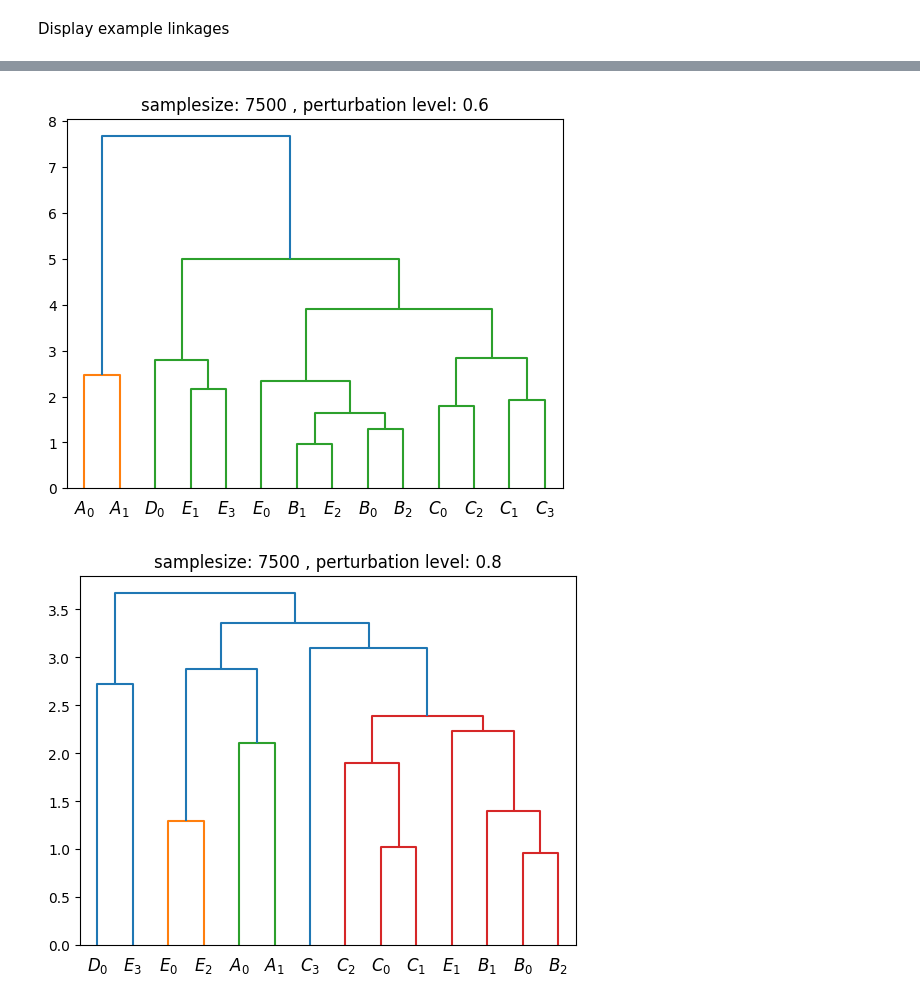
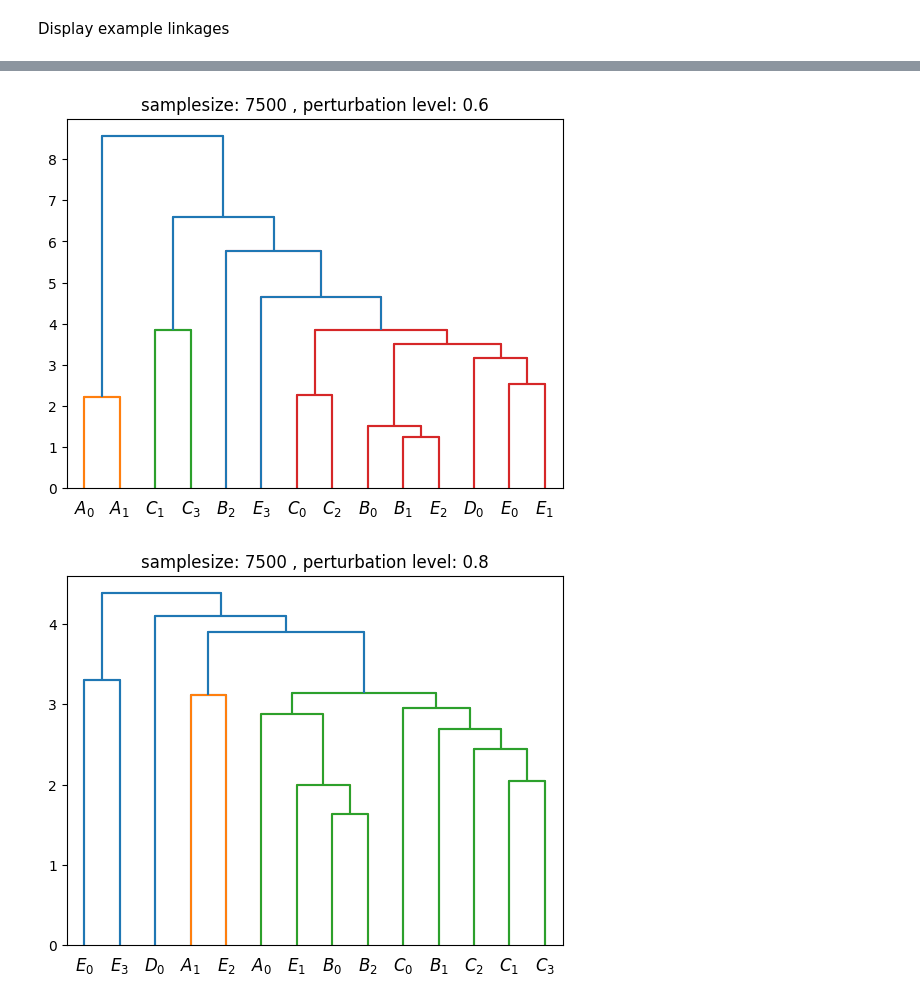
Before and after one commit to MichaelBonart/BachelorThesis, a Jupyter notebook: src/evaluation/noise_comparison.ipynb, the cells around one changed output, grey strips where cells are left out. Saved outputs shown, nothing was run; the diff lists cells and outputs as text; code cells hidden in the pictures.

```diff
--- a/src/evaluation/noise_comparison.ipynb
+++ b/src/evaluation/noise_comparison.ipynb
@@ -92,7 +92,7 @@ Compute all distance matrices.
 # %%
 for row in all_dist_measurers:
     for dist_measurer in row:
-        dist_measurer.compute_distance_matrix(edm.DIST.OFFDIAG_L1_SYM)
+        dist_measurer.compute_distance_matrix(edm.DIST.OFFDIAG_L1)
 # %% [markdown]
 We split the resulting dendograms at different heights. The height can be specified by the number of clusters $n_{cluster}$ we desire. At first we look at the adjusted rand scores, where the correct value of $n_{cluster}=5$ is given, then we explore what is the highest possible adjusted rand score we can get by choosing $n_{cluster} \in \mathbb{N}$
 # %%
@@ -139,7 +141,9 @@ Display example linkages
 #select and view hierarchical clustering for selected examples
 for nindex in [0,2,4,6,8]:
     ex_linkage=all_linkages[nindex][2]
-    scipy.cluster.hierarchy.dendrogram(ex_linkage, labels= [f"${ev}$" for ev in events], )
+    dendogram_heights=[y[1] for y in scipy.cluster.hierarchy.dendrogram(ex_linkage)['dcoord']]
+    dendogram_heights.sort()
+    scipy.cluster.hierarchy.dendrogram(ex_linkage, labels= [f"${ev}$" for ev in events],color_threshold=dendogram_heights[-4])
     plt.title(f"samplesize: {sample_sizes[2]} , perturbation level: {noise_levels[nindex]}")
     plt.show()
 # %% [output]
@@ -149,2 +153,2 @@ for nindex in [0,2,4,6,8]:
-[figure, old version]
+[figure, new version]
-[figure, old version]
+[figure, new version]
```
Also changed, not shown: parts of 6 cells of this notebook, 7 other files.
